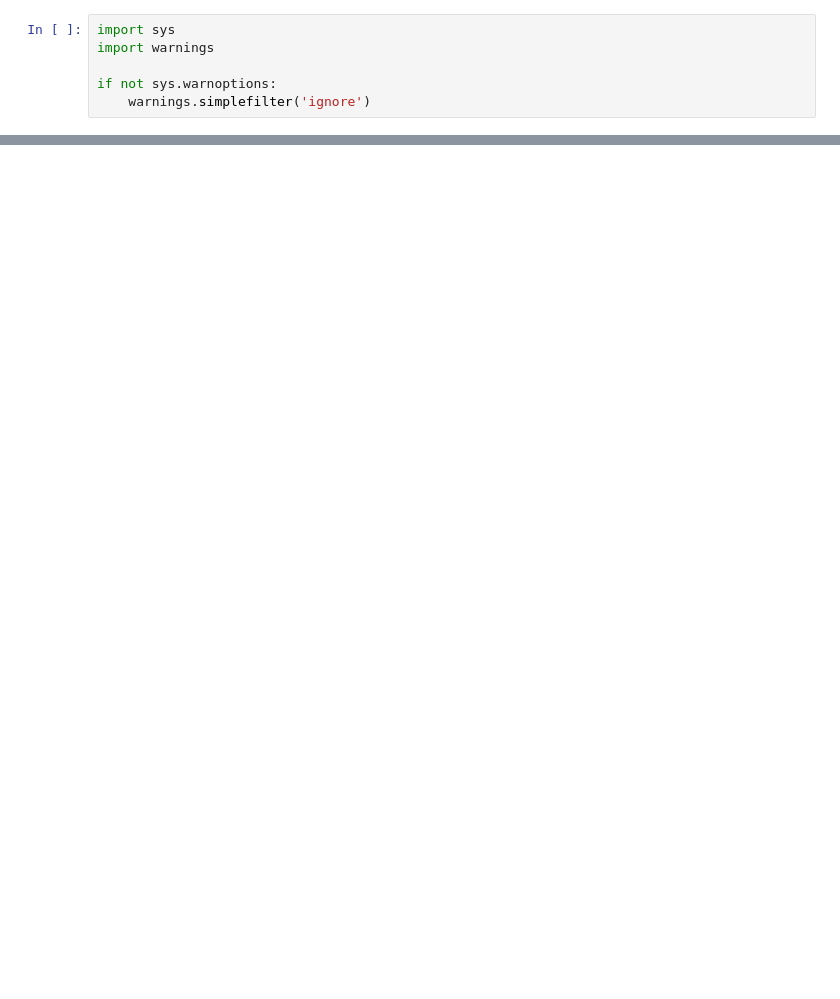
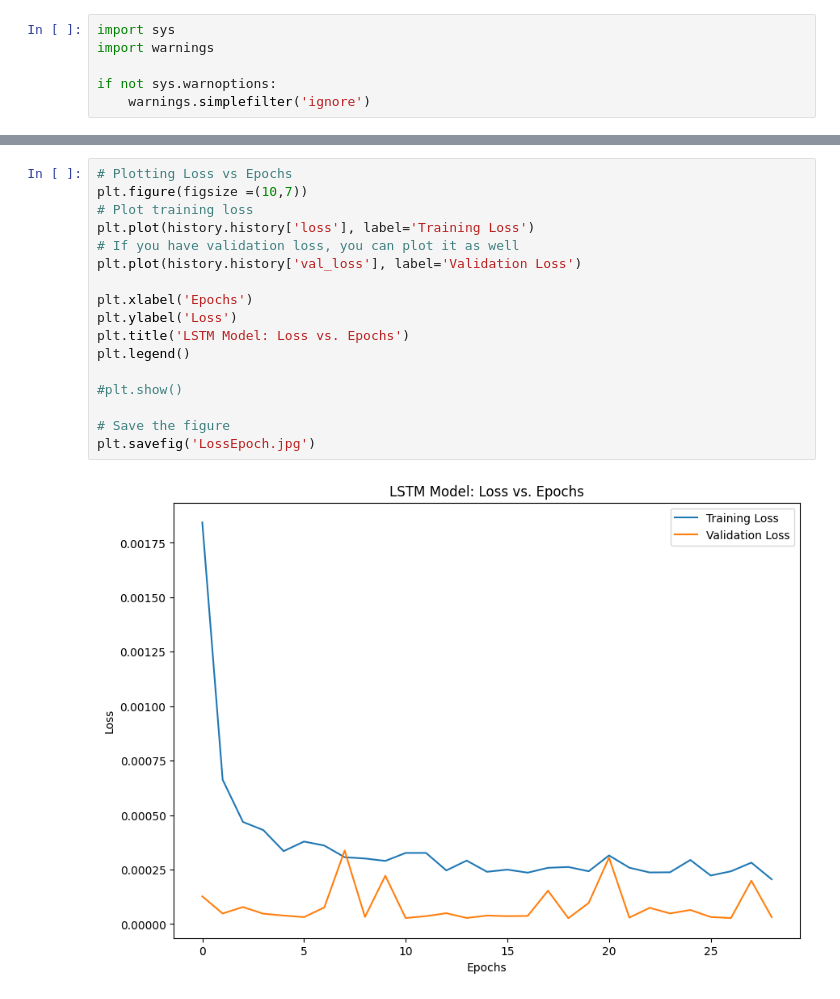
Before and after one commit to AdnanFadhil/Skripsi, a Jupyter notebook: Complete/tes1.ipynb, the cells around one changed output, grey strips where cells are left out. Saved outputs shown, nothing was run; the diff lists cells and outputs as text; blank space fills up the shorter version.

```diff
--- a/Complete/tes1.ipynb
+++ b/Complete/tes1.ipynb
@@ -214,0 +307,19 @@ Epoch 26/100
+# %%
+# Plotting Loss vs Epochs
+plt.figure(figsize =(10,7))
+# Plot training loss
+plt.plot(history.history['loss'], label='Training Loss')
+# If you have validation loss, you can plot it as well
+plt.plot(history.history['val_loss'], label='Validation Loss')
+
+plt.xlabel('Epochs')
+plt.ylabel('Loss')
+plt.title('LSTM Model: Loss vs. Epochs')
+plt.legend()
+
+#plt.show()
+
+# Save the figure
+plt.savefig('LossEpoch.jpg')
+# %% [output]
+[figure, added]
```
Also changed, not shown: parts of 15 cells of this notebook.
